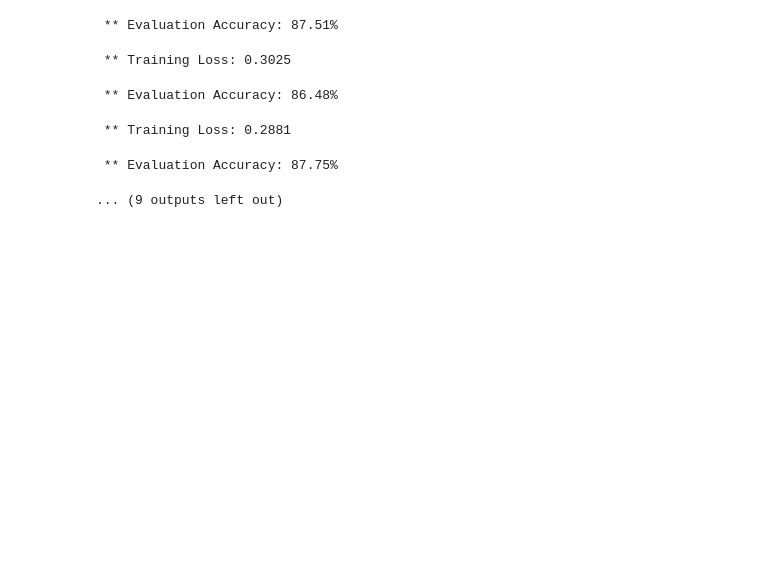
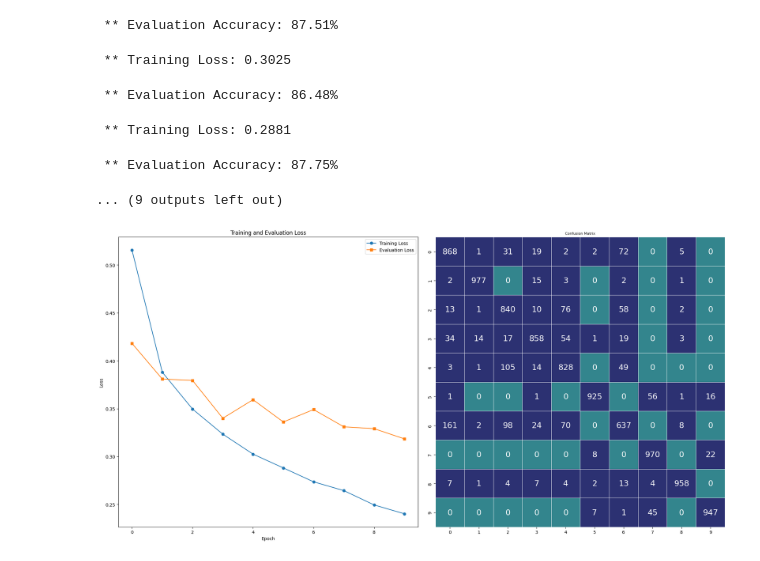
Before and after one commit to MSadegh-Eft/multilayer-perceptron-ann, a Jupyter notebook: main.ipynb, the cells around one changed output. Cells and saved outputs as stored; diff of their text form; code cells hidden in the pictures; blank space fills up the shorter version.

```diff
--- a/main.ipynb
+++ b/main.ipynb
@@ -109,3 +109,7 @@ wide_train_loss, wide_eval_loss = train_and_evaluate(model=wide_model, trainload
  ** Training Loss: 0.2881
  ** Evaluation Accuracy: 87.75%
 ... (9 outputs left out)
+# %%
+plot_train_eval(wide_train_loss, wide_eval_loss, wide_Adam_cm)
+# %% [output]
+[figure, added]
```
